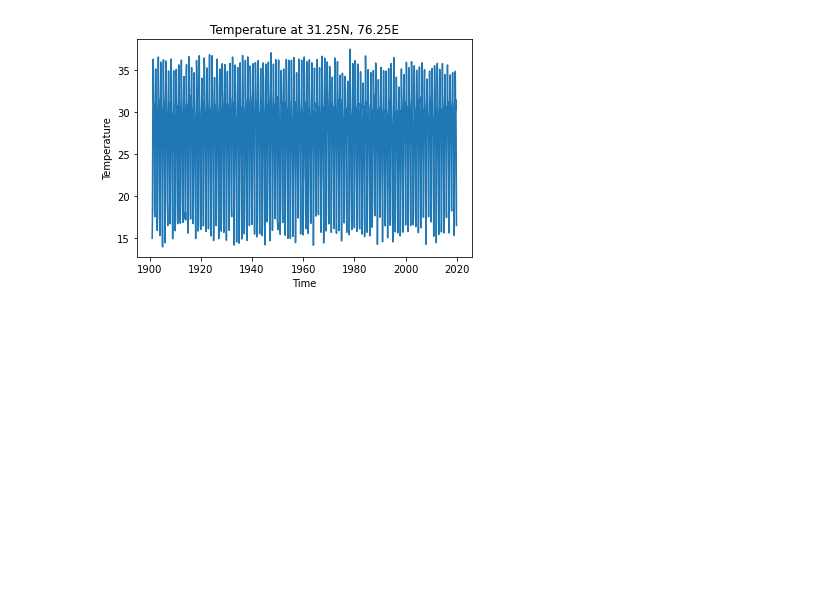
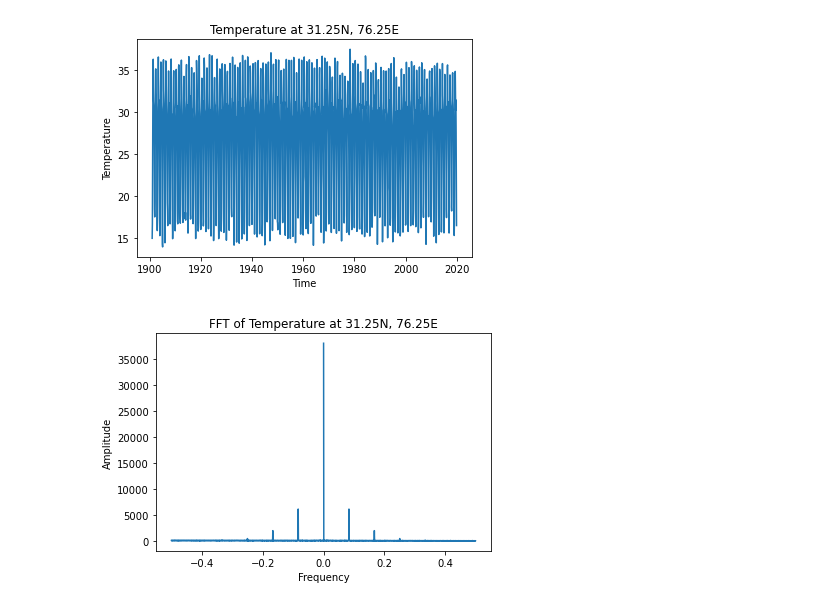
Before and after one commit to alliajagbe/time-series, a Jupyter notebook: timedata2.ipynb, the cells around one changed output. Saved outputs shown, nothing was run; the diff lists cells and outputs as text; code cells hidden in the pictures; blank space fills up the shorter version.

```diff
--- a/timedata2.ipynb
+++ b/timedata2.ipynb
@@ -93,3 +93,14 @@ plt.ylabel('Temperature')
 plt.show()
 # %% [output]
 [figure]
+# %%
+tmp_fft = np.fft.fft(tasmax_location.temp.values)
+freq = np.fft.fftfreq(tasmax_location.temp.values.shape[0], d=1)
+plt.close('all')
+plt.plot(freq, np.abs(tmp_fft))
+plt.title('FFT of Temperature at 31.25N, 76.25E')
+plt.xlabel('Frequency')
+plt.ylabel('Amplitude')
+plt.show()
+# %% [output]
+[figure, added]
```
Also changed, not shown: 1 other file.
